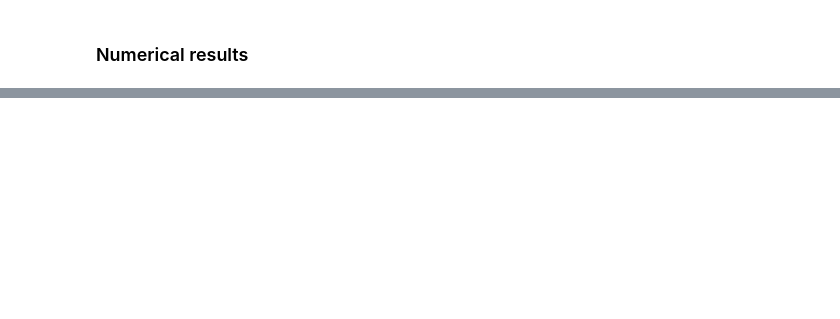
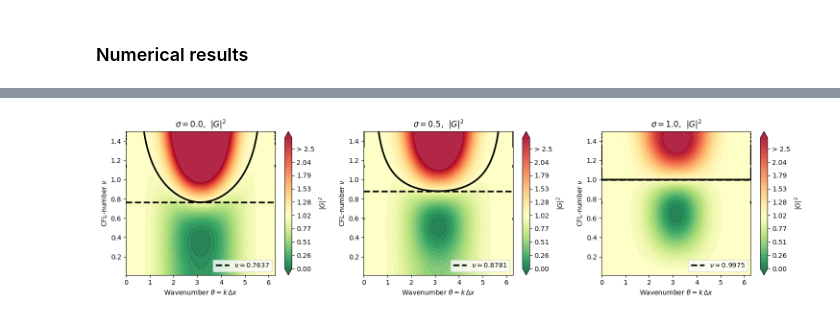
Before and after one commit to ukolov-ivan/mipt-vkr, a Jupyter notebook: src/sym.ipynb, the cells around one changed output, grey strips where cells are left out. Drawn from its saved outputs; the diff is of its cells as text; code cells hidden in the pictures; blank space fills up the shorter version.

```diff
--- a/src/sym.ipynb
+++ b/src/sym.ipynb
@@ -567,2 +1162,6 @@ import matplotlib.axes
+# %%
+theta_range = (0.0, 2 * np.pi)
+cfl_range = (0.01, 1.5)
+sigma_range = (0, 1.2)
 # %%
 factor_numeric: typing.Callable[
@@ -757,0 +1257,38 @@ plot_stability_contours_multi_sigma()
+# %%
+def compute_factor_mod_sq_grid(
+        theta_range: tuple[float, float] = theta_range,
+        cfl_range: tuple[float, float] = cfl_range,
+        sigma: float = 0.0, n_theta: int = 200, n_cfl: int = 100):
+    """Numerically compute |G|^2 on a (theta, cfl) grid for a given sigma."""
+    theta_vals = np.linspace(*theta_range, n_theta)
+    cfl_vals = np.linspace(*cfl_range,   n_cfl)
+    theta, CFL = np.meshgrid(theta_vals, cfl_vals)
+    factor = factor_numeric(theta, CFL, sigma)
+    factor_mod_sq = np.abs(factor)**2
+    return theta, CFL, factor_mod_sq
+
+
+def plot_stability_region_multi(
+        sigma_values: typing.Sequence[float],
+        theta_range: tuple[float, float] = theta_range,
+        cfl_range: tuple[float, float] = cfl_range,
+        n_theta=200, n_cfl=100):
+    fig, axes = plt.subplots(1, len(sigma_values),
+                             figsize=(5 * len(sigma_values), 4),
+                             squeeze=False)
+    axes: typing.Iterable[matplotlib.axes.Axes] = axes[0]
+
+    for ax, sigma in zip(axes, sigma_values):
+        theta, cfl, factor_mod2 = compute_factor_mod_sq_grid(
+            theta_range, cfl_range, sigma, n_theta, n_cfl)
+        plot_stability_region(theta, cfl, factor_mod2,
+                              sigma, ax=ax, colorbar=True)
+
+    fig.tight_layout()
+
+
+plot_stability_region_multi(sigma_values=(0.0, 0.5, 1.0))
+plt.savefig('amplification-factor-parameter-profile.png')
+plt.show()
+# %% [output]
+[figure, added]
```
Also changed, not shown: parts of 53 cells of this notebook.
